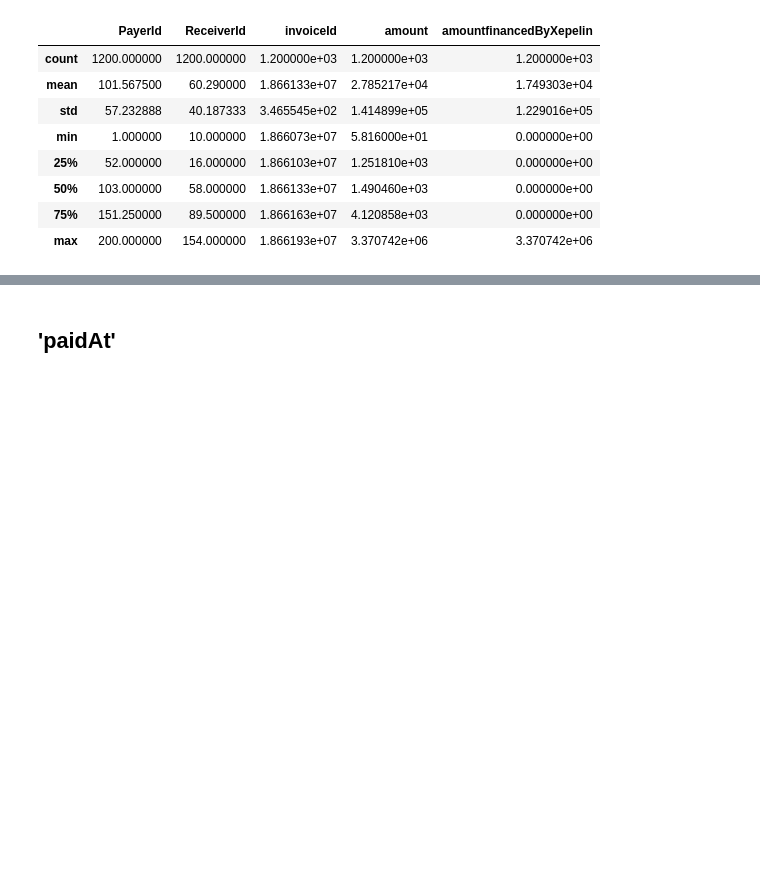
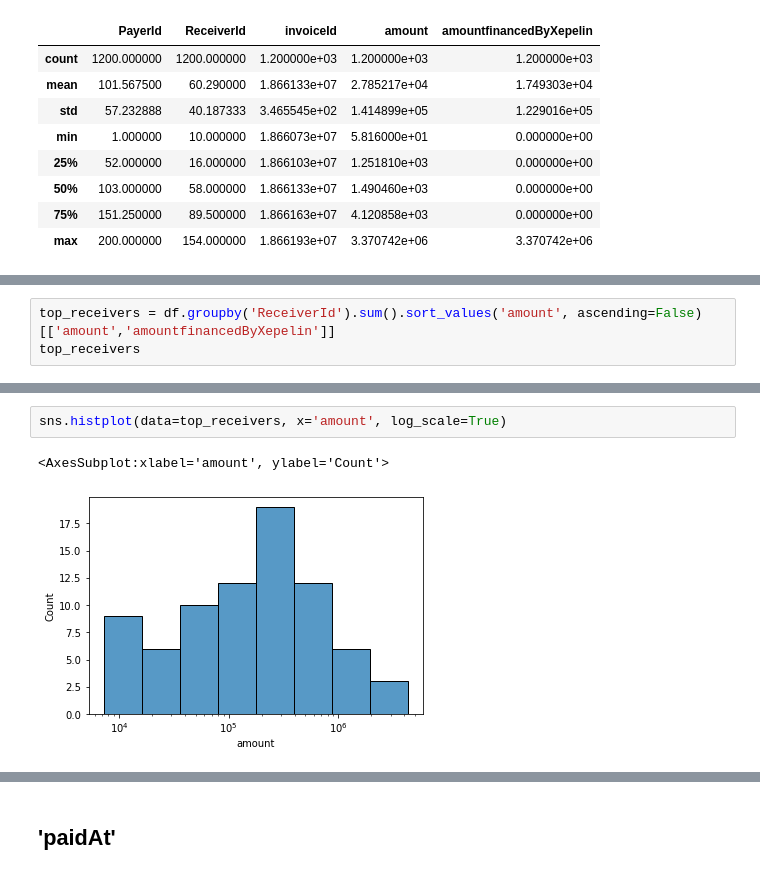
Before and after one commit to andrescerv/xepelin-challenge, a Jupyter notebook: notebook.ipynb, the cells around one changed output, grey strips where cells are left out. Saved outputs shown, nothing was run; the diff lists cells and outputs as text; blank space fills up the shorter version.

```diff
--- a/notebook.ipynb
+++ b/notebook.ipynb
@@ -49,0 +94,3 @@ df.describe()
+# %%
+top_receivers = df.groupby('ReceiverId').sum().sort_values('amount', ascending=False)[['amount','amountfinancedByXepelin']]
+top_receivers
@@ -49,0 +128,5 @@ df.describe()
+# %%
+sns.histplot(data=top_receivers, x='amount', log_scale=True)
+# %% [output]
+<AxesSubplot:xlabel='amount', ylabel='Count'>
+[figure, added]
```
Also changed, not shown: parts of 26 cells of this notebook.
